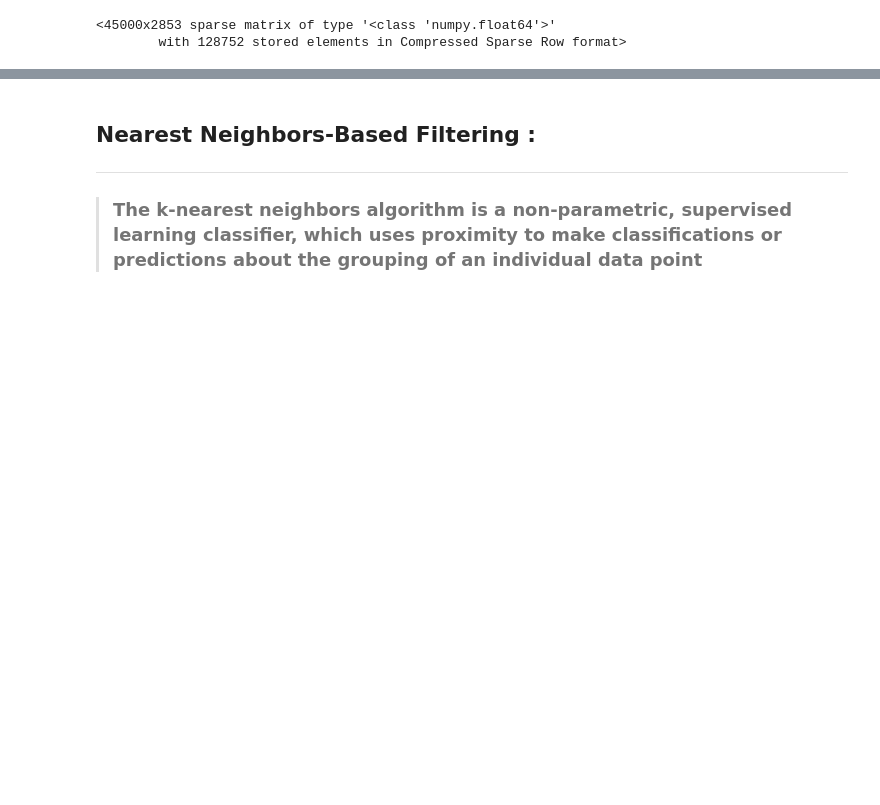
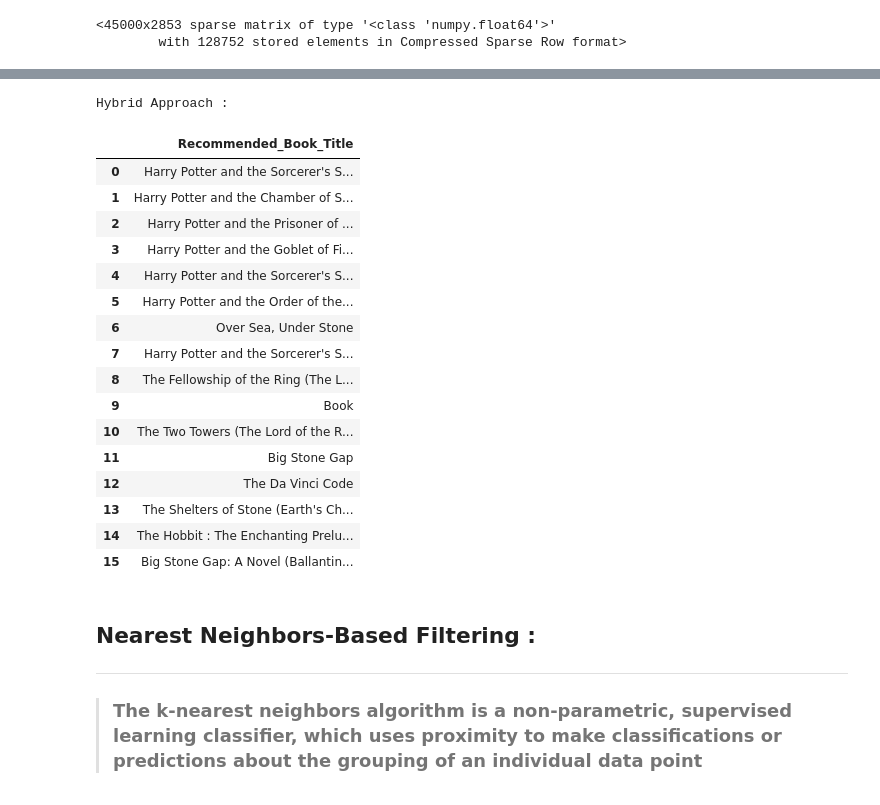
Before and after one commit to RPSahoo219/Book_Recommendation_system, a Jupyter notebook: Book_Recommendation_System.ipynb, the cells around one changed output, grey strips where cells are left out. Drawn from its saved outputs; the diff is of its cells as text; code cells hidden in the pictures; blank space fills up the shorter version.

```diff
--- a/Book_Recommendation_System.ipynb
+++ b/Book_Recommendation_System.ipynb
@@ -1209,7 +1236,7 @@ len(cf_preds_df.columns)
 
 class CFRecommender:
 
-    MODEL_NAME = 'Collaborative Filtering'
+    MODEL_NAME = 'Collaborative Filtering :'
 
     def __init__(self, cf_predictions_df, items_df= None):
         self.cf_predictions_df = cf_predictions_df
@@ -1219,14 +1246,14 @@ class CFRecommender:
         return self.MODEL_NAME     # To know the approach of Filtering.
 
     # creating a method to Recommend the Books from our Class.
-    def recommend_items(self, user_id, items_to_ignore=[], topn=15, verbose=False):
+    def recommend_items(self, user_id, number=15, verbose=False, items_to_ignore=[]):
         # Get and sort the user's predictions.
         sorted_user_predictions= self.cf_predictions_df[user_id].sort_values(ascending=False).reset_index().rename(columns={user_id: 'recStrength'})
         collaborative = []
 
         # Recommend the highest predicted rating content that the user hasn't seen yet.
         recommendations_df = sorted_user_predictions[~sorted_user_predictions['Book_Title'].isin(items_to_ignore)].sort_values('recStrength',
-                            ascending = False).head(topn)
+                            ascending = False).head(number)
 
         for i in range(len(recommendations_df)):
           collaborative.append(recommendations_df.loc[i, 'Book_Title'])
@@ -1333,7 +1362,7 @@ array([1., 1., 1., ..., 0., 0., 0.])
 
 class CBFRecommender:
 
-    MODEL_NAME = 'Content Based Filtering'
+    MODEL_NAME = 'Content Based Filtering :'
 
     def __init__(self, non_zero_df, items_df= None):
       self.non_zero_df = non_zero_df
@@ -1343,7 +1372,7 @@ class CBFRecommender:
       return self.MODEL_NAME     # To know the approach of Filtering.
 
     # creating a method to Recommend the Books from our Class.
-    def recommend_contents(self, book_name, topn=15, verbose=False):
+    def recommend_contents(self, book_name, number=15, verbose=False):
       isbn = books_df.loc[books_df['Book_Title'] == book_name].reset_index(drop = True).iloc[0]['ISBN']
 
       idx = non_zero_df.index[non_zero_df['ISBN'] == isbn].tolist()[0]
@@ -1352,7 +1381,7 @@ class CBFRecommender:
 
       # Recommend the Contents that are according to the contents consumed.
       for i in similar_indices:
-        if non_zero_df['Book_Title'][i] != book_name and non_zero_df['Book_Title'][i] not in similar_items and len(similar_items) < topn:
+        if non_zero_df['Book_Title'][i] != book_name and non_zero_df['Book_Title'][i] not in similar_items and len(similar_items) < number:
           similar_items.append(non_zero_df['Book_Title'][i])
 
       recommended_df= pd.DataFrame(similar_items, columns= ['Recommended_Book_Title'])
@@ -1397,3 +1497,32 @@ Content Based Filtering
+# %%
+# Creating a Class of our Recommendation System.
+hybrid_recommender_model= Hybrid()
+# %%
+# Checking the approach of Filtering.
+print(hybrid_recommender_model.MODEL_NAME)
+print("\n")
+
+# Deploying the Hybrid Approach.
+hybrid_recommender_model.hybrid_recommendations("Harry Potter and the Sorcerer's Stone (Book 1)", 254)
+# %% [output]
+Hybrid Approach :
+|  | Recommended_Book_Title |
+| 0 | Harry Potter and the Sorcerer's S... |
+| 1 | Harry Potter and the Chamber of S... |
+| 2 | Harry Potter and the Prisoner of ... |
+| 3 | Harry Potter and the Goblet of Fi... |
+| 4 | Harry Potter and the Sorcerer's S... |
+| 5 | Harry Potter and the Order of the... |
+| 6 | Over Sea, Under Stone |
+| 7 | Harry Potter and the Sorcerer's S... |
+| 8 | The Fellowship of the Ring (The L... |
+| 9 | Book |
+| 10 | The Two Towers (The Lord of the R... |
+| 11 | Big Stone Gap |
+| 12 | The Da Vinci Code |
+| 13 | The Shelters of Stone (Earth's Ch... |
+| 14 | The Hobbit : The Enchanting Prelu... |
+| 15 | Big Stone Gap: A Novel (Ballantin... |
 # %% [markdown]
 ## Nearest Neighbors-Based Filtering :
 
```
Also changed, not shown: parts of 62 cells of this notebook.
